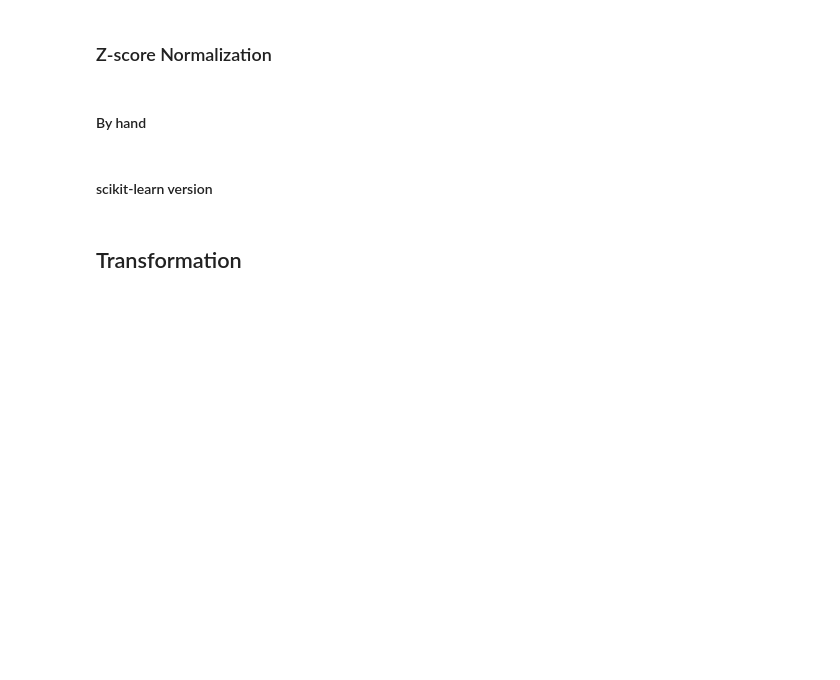
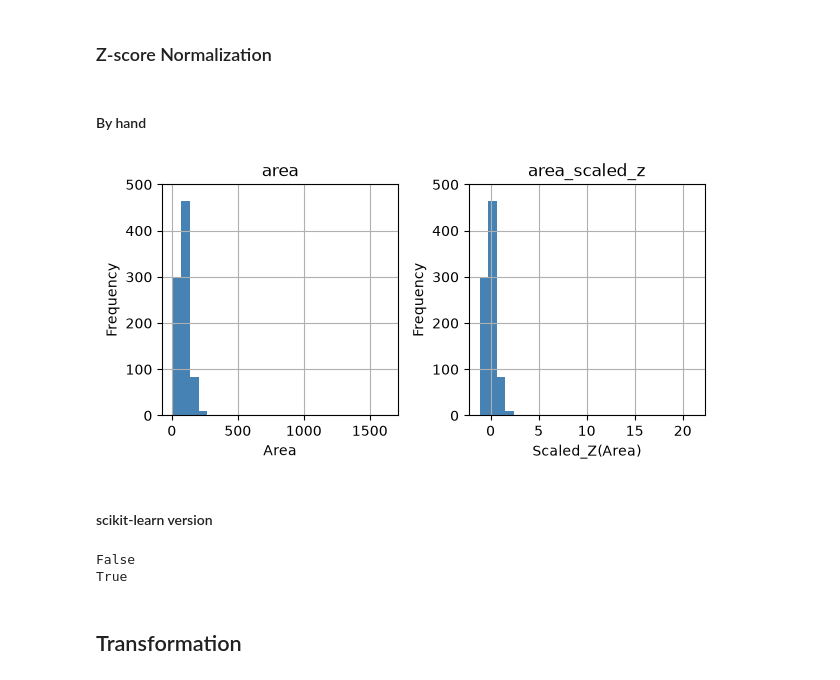
Before and after one commit to pyrat12/DS_HS2026_LNW, a Jupyter notebook: DS_HS2026_LNW_I_Examples/AP02/Aufgaben V4 Ü3.1.ipynb, the cells around one changed output. Saved outputs shown, nothing was run; the diff lists cells and outputs as text; code cells hidden in the pictures; blank space fills up the shorter version.

```diff
--- a/DS_HS2026_LNW_I_Examples/AP02/Aufgaben V4 Ü3.1.ipynb
+++ b/DS_HS2026_LNW_I_Examples/AP02/Aufgaben V4 Ü3.1.ipynb
@@ -482,10 +531,21 @@ plt.show()                                                                  #Bei
 #### scikit-learn version
 # %%
 # Robust scaling of the variable 'area' (scikit-learn version)
-
+from sklearn.preprocessing import RobustScaler  #RobustScaler importieren: Werte anhand von Median und IQR skalieren
+                                                #(weniger empfindlich gegenüber Ausreissern)
 
 # Fit the scaler and transform the variable
 # (note the double brackets: scikit-learn expects a 2D input)
-
+scaler = RobustScaler()                                     #Scaler-Objekt für die robuste Skalierung erstellen
+df['area_scaled_robust_sklearn'] = scaler.fit_transform(    #Robust skalierte Wohnungsflächen in neuer Spalte speichern
+    df[['area']]).ravel()                                   #fit_transform(): Median und IQR bestimmen und Werte mit (Wert - Median) / IQR skalieren
+                                                            #[['area']]: Spalte als 2D-DataFrame übergeben (von sklearn erwartet)
+                                                            #ravel(): 2D-Ergebnis in ein eindimensionales Array für die neue Spalte umwandeln
 
 # Check that the by-hand and scikit-learn versions give the same result
+print(np.allclose(df['area_scaled_robust'],                 #Manuelle und sklearn-Skalierung miteinander vergleichen
+                  df['area_scaled_robust_sklearn']))        #allclose(): Werte innerhalb kleiner numerischer Toleranzen vergleichen
+                                                            #True: Beide Verfahren liefern praktisch identische Ergebnisse
+                                                            #Erkenntnis: RobustScaler() automatisiert die manuelle Skalierung mit Median und IQR
+                                                            #Der Median wird 0; Ausreisser bleiben erhalten, beeinflussen die Skalierung aber weniger
+                                                            #Voraussetzung: Die manuell skalierte Spalte 'area_scaled_robust' muss bereits existieren
@@ -497,31 +559,60 @@ plt.show()                                                                  #Bei
 #### By hand
 # %%
 # Z-score Normalization of the variable 'area' (by hand)
-
+df['area_scaled_z'] = (df['area'] - df['area'].mean()) / df['area'].std()   #Von jeder Fläche den Mittelwert abziehen und durch die Standardabweichung teilen
+                                                                            #mean(): arithmetischen Mittelwert berechnen; std(): Standardabweichung bestimmen
+                                                                            #Ergebnis: Mittelwert ≈ 0 und Standardabweichung ≈ 1
+                                                                            #Werte über dem Mittelwert werden positiv, darunter negativ; kein fester Wertebereich
 
 # Histogram of the variable 'area' and 'area_scaled_z'
-
+ax = df[['area', 'area_scaled_z']].hist(bins=25,                            #Originale und standardisierte Wohnungsflächen als zwei Histogramme darstellen
+                                        figsize=(7, 3),                     #figsize: Abbildungsgrösse in Zoll (Breite × Höhe)
+                                        color='steelblue')                  #hist(): Histogramme erstellen; bins=25: Anzahl Intervalle; color: Balkenfarbe
+                                                                            #Erkenntnis: Verteilungsform bleibt gleich, x-Achse wird verschoben und skaliert
+                                                                            #Standardisierung erzeugt keine Normalverteilung, falls diese vorher nicht vorlag
 
 # Set the y-axis range for each subplot and add labels
-
+for axis, label in zip(ax.flatten(), ['Area', 'Scaled_Z(Area)']):           #Diagrammachsen und Beschriftungen paarweise durchlaufen
+                                                                            #flatten(): Achsenanordnung in 1D umwandeln; zip(): Elemente paarweise verbinden
+    axis.set_ylim(0, 500)                                                   #set_ylim(): y-Achse auf 0 bis 500 begrenzen
+    axis.set_xlabel(label)                                                  #set_xlabel(): x-Achse mit der jeweiligen Beschriftung versehen
+    axis.set_ylabel('Frequency')                                            #set_ylabel(): y-Achse beschriften (Anzahl Wohnungen je Intervall)
 
 # Display the plot
+plt.show()                                                                  #Beide Histogramme anzeigen
+# %% [output]
+[figure, added]
 # %% [markdown]
 #### scikit-learn version
 # %%
 # Z-score Normalization of the variable 'area' (scikit-learn version)
-
+from sklearn.preprocessing import StandardScaler                #StandardScaler importieren: Werte auf Mittelwert 0 und Standardabweichung 1 standardisieren
 
 # Fit the scaler and transform the variable
 # (note the double brackets: scikit-learn expects a 2D input)
-
+scaler = StandardScaler()                                       #Scaler-Objekt für die Z-Score-Standardisierung erstellen
+df['area_scaled_z_sklearn'] = scaler.fit_transform(             #Standardisierte Wohnungsflächen in neuer Spalte speichern
+    df[['area']]).ravel()                                       #fit_transform(): Mittelwert und Standardabweichung bestimmen und Werte standardisieren
+                                                                #[['area']]: Spalte als 2D-DataFrame übergeben (von sklearn erwartet)
+                                                                #ravel(): 2D-Ergebnis in ein eindimensionales Array für die neue Spalte umwandeln
 
 # Note: pandas .std() divides by n-1, StandardScaler divides by n,
 # so the results differ slightly
-
+print(np.allclose(df['area_scaled_z'],                          #Manuelle und sklearn-Standardisierung miteinander vergleichen
+                  df['area_scaled_z_sklearn']))                 #allclose(): Werte innerhalb kleiner numerischer Toleranzen vergleichen
+                                                                #Erwartet False: pandas.std() verwendet n-1, StandardScaler verwendet n
+                                                                #Erkenntnis: Unterschiedliche Berechnung der Standardabweichung führt zu leicht anderen Werten
 
 # Check against the by-hand formula with the standard deviation
 # divided by n (ddof=0)
+z_ddof0 = (df['area'] - df['area'].mean()) / df['area'].std(ddof=0)     #Z-Score manuell mit derselben Standardabweichung wie sklearn berechnen
+                                                                        #std(ddof=0): Durch n statt n-1 teilen (Populationsstandardabweichung)
+                                                                        #ddof: Freiheitsgradkorrektur; Standardwert bei pandas ist 1
+print(np.allclose(z_ddof0, df['area_scaled_z_sklearn']))                #Manuelle Berechnung mit ddof=0 und sklearn vergleichen
+                                                                        #Erwartet True: Beide verwenden dieselbe Berechnung und liefern praktisch identische Werte
+# %% [output]
+False
+True
 # %% [markdown]
 ## Transformation
 # %% [markdown]
```
Also changed, not shown: parts of 18 cells of this notebook, 7 other files.
